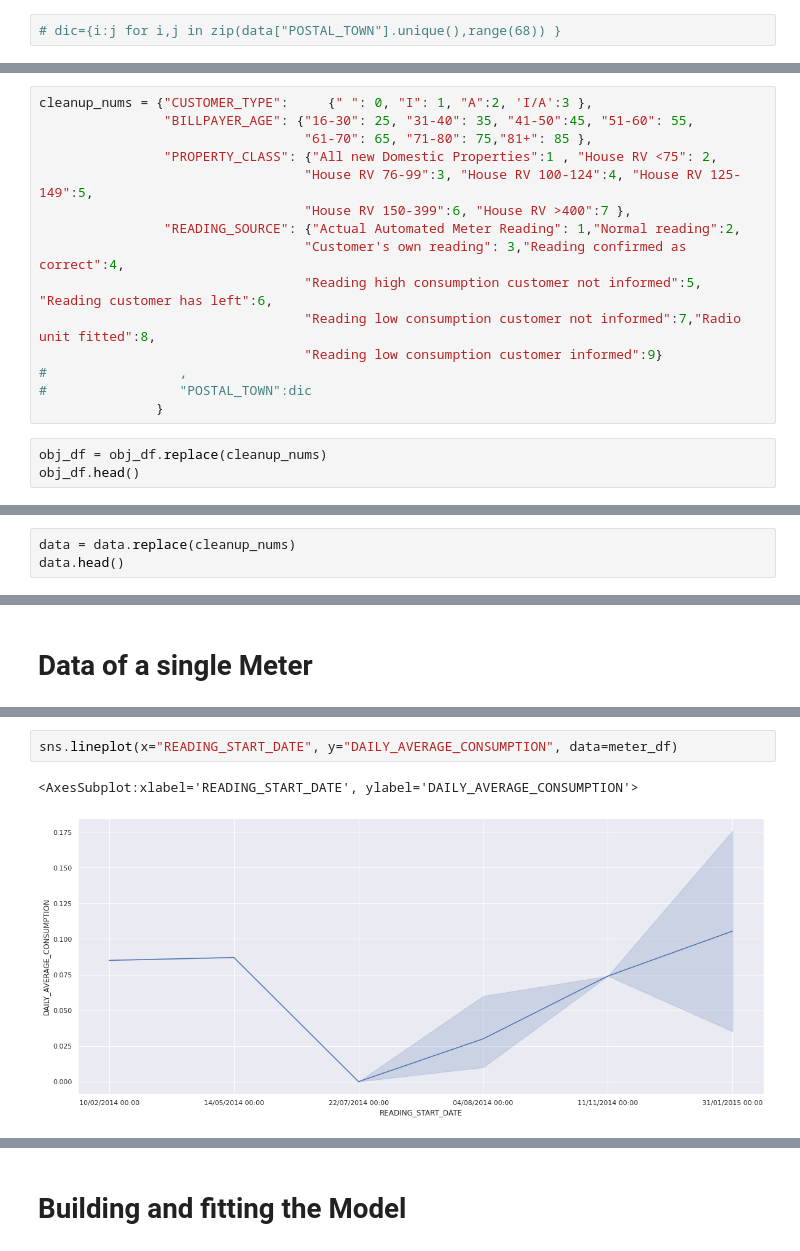
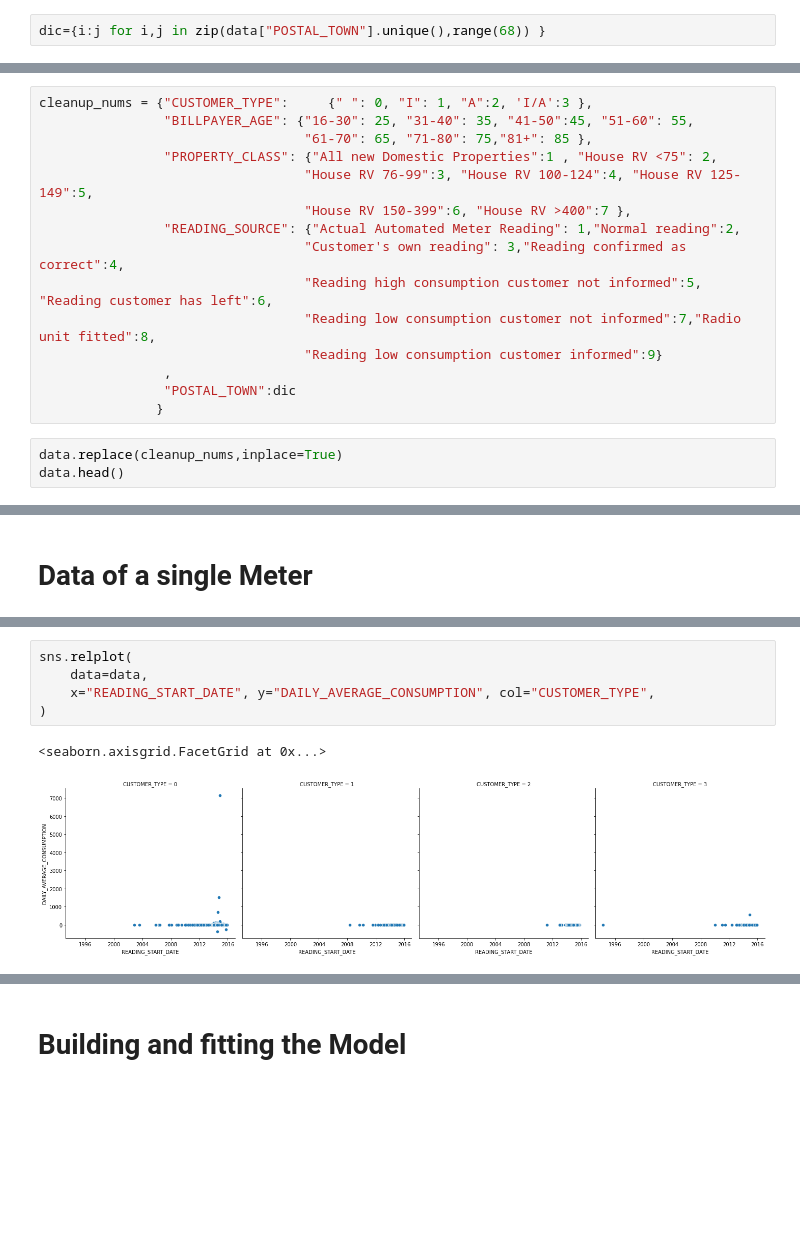
Before and after one commit to wiem-azzabi/Smart_Meter, a Jupyter notebook: water-meter2.ipynb, the cells around one changed output, grey strips where cells are left out. Drawn from its saved outputs; the diff is of its cells as text; blank space fills up the shorter version.

Commit message:
Kaggle Notebook | water meter2 | Version 15

```diff
--- a/water-meter2.ipynb
+++ b/water-meter2.ipynb
@@ -275,2 +136,2 @@ obj_df.drop(columns=['POSTCODE_OUTCODE'])
 # %%
-# dic={i:j for i,j in zip(data["POSTAL_TOWN"].unique(),range(68)) }
+dic={i:j for i,j in zip(data["POSTAL_TOWN"].unique(),range(68)) }
@@ -288,10 +147,10 @@ cleanup_nums = {"CUSTOMER_TYPE":     {" ": 0, "I": 1, "A":2, 'I/A':3 },
                                   "Reading high consumption customer not informed":5, "Reading customer has left":6,
                                   "Reading low consumption customer not informed":7,"Radio unit fitted":8,
                                   "Reading low consumption customer informed":9}
-#                 ,
-#                 "POSTAL_TOWN":dic
+                ,
+                "POSTAL_TOWN":dic
                }
 # %%
-obj_df = obj_df.replace(cleanup_nums)
-obj_df.head()
+data.replace(cleanup_nums,inplace=True)
+data.head()
 # %% [output]
@@ -304,3 +162,0 @@ obj_df.head()
-# %%
-data = data.replace(cleanup_nums)
-data.head()
@@ -468,7 +261,10 @@ sns.lineplot(x="READING_START_DATE", y="GROSS_CONSUMPTION", data=meter_df)
 # %%
-sns.lineplot(x="READING_START_DATE", y="DAILY_AVERAGE_CONSUMPTION", data=meter_df)
+sns.relplot(
+    data=data,
+    x="READING_START_DATE", y="DAILY_AVERAGE_CONSUMPTION", col="CUSTOMER_TYPE",
+)
 # %% [output]
-<AxesSubplot:xlabel='READING_START_DATE', ylabel='DAILY_AVERAGE_CONSUMPTION'>
+<seaborn.axisgrid.FacetGrid at 0x...>
-[figure, old version]
+[figure, new version]
 # %%
 sns.relplot(
```
Also changed, not shown: parts of 96 cells of this notebook.
